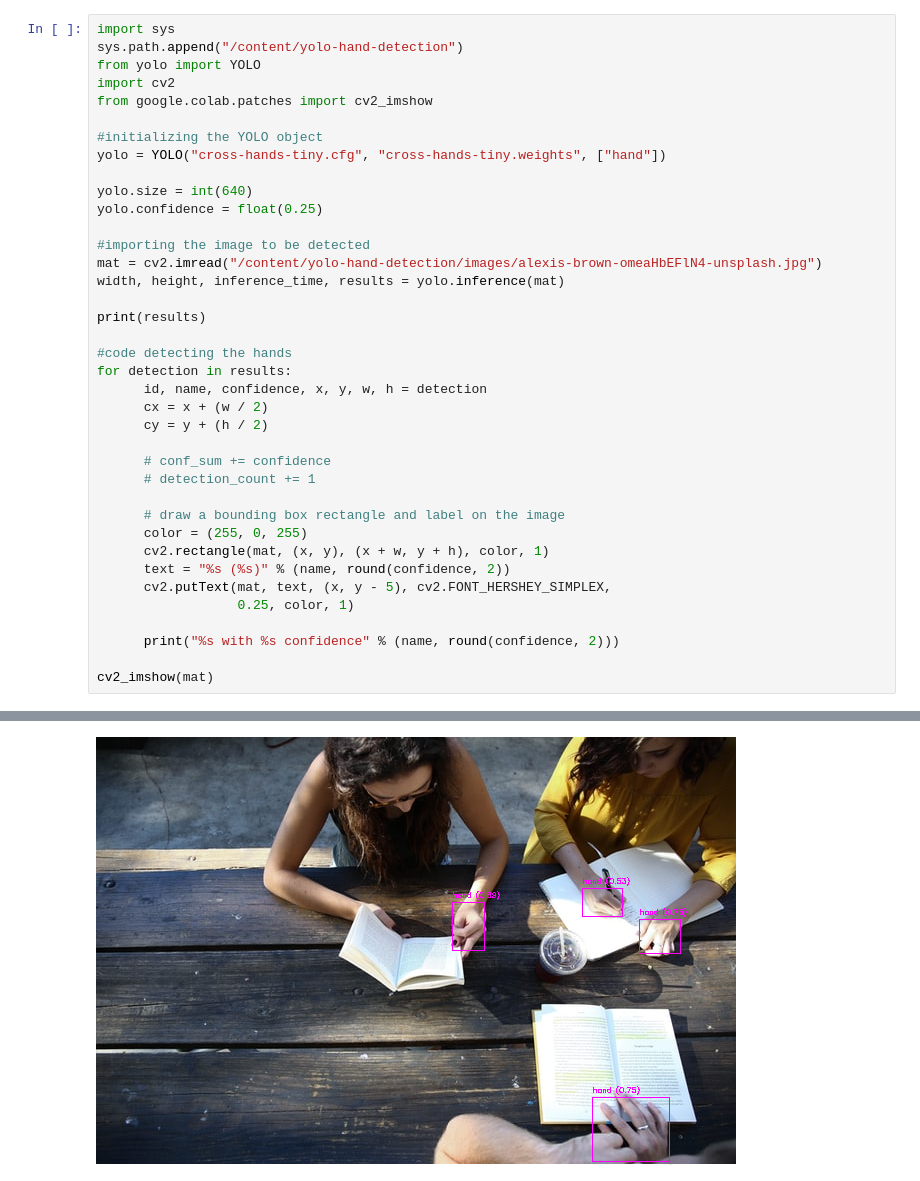
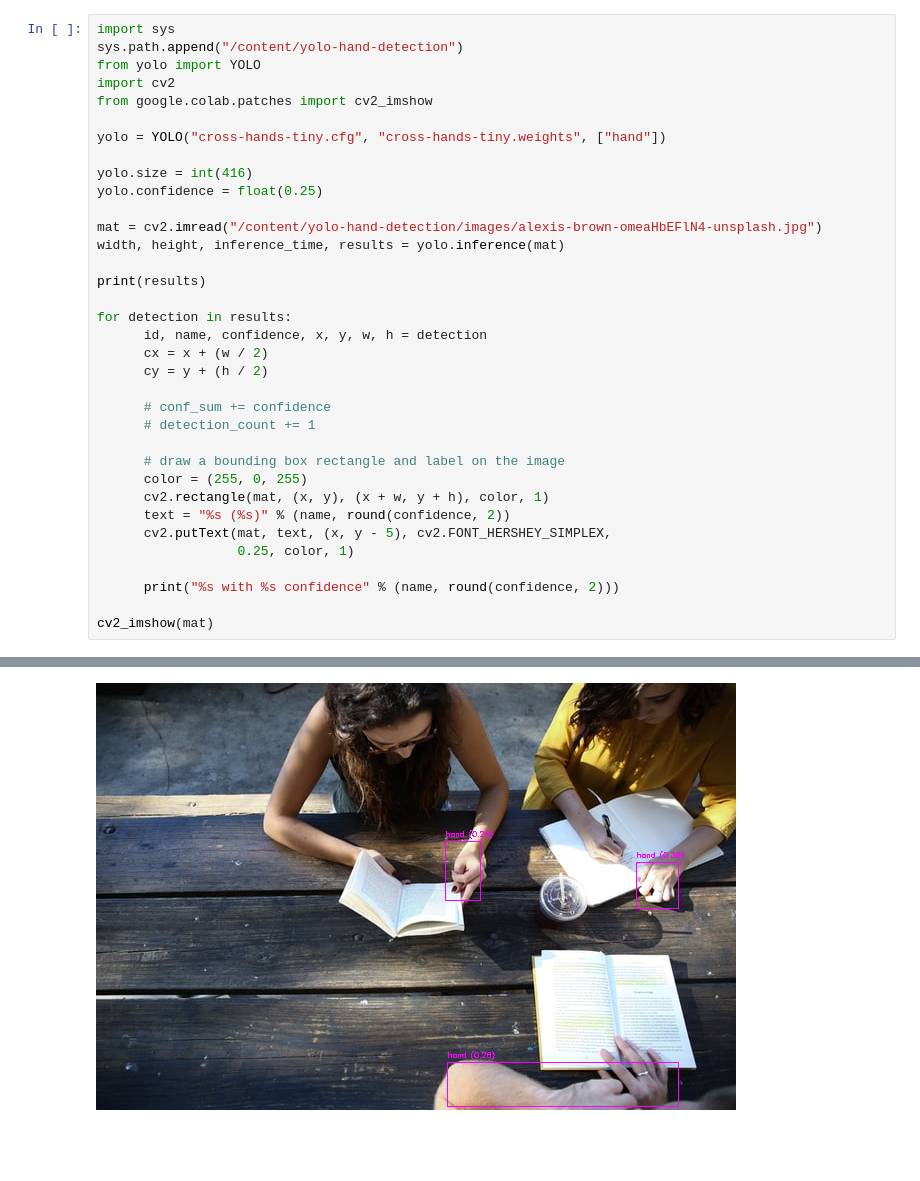
Before and after one commit to Applied-Machine-Learning-2022/final-project-trd-s-ua, a Jupyter notebook: gesture_detection.ipynb, the cells around one changed output, grey strips where cells are left out. Drawn from its saved outputs; the diff is of its cells as text; blank space fills up the shorter version.

```diff
--- a/gesture_detection.ipynb
+++ b/gesture_detection.ipynb
@@ -43,19 +38,16 @@ from yolo import YOLO
 import cv2
 from google.colab.patches import cv2_imshow
 
-#initializing the YOLO object
 yolo = YOLO("cross-hands-tiny.cfg", "cross-hands-tiny.weights", ["hand"])
 
-yolo.size = int(640)
+yolo.size = int(416)
 yolo.confidence = float(0.25)
 
-#importing the image to be detected
 mat = cv2.imread("/content/yolo-hand-detection/images/alexis-brown-omeaHbEFlN4-unsplash.jpg")
 width, height, inference_time, results = yolo.inference(mat)
 
 print(results)
 
-#code detecting the hands
 for detection in results:
       id, name, confidence, x, y, w, h = detection
       cx = x + (w / 2)
@@ -83 +74 @@ hand with 0.53 confidence
-[figure, old version]
+[figure, new version]
```
Also changed, not shown: parts of 7 cells of this notebook.
